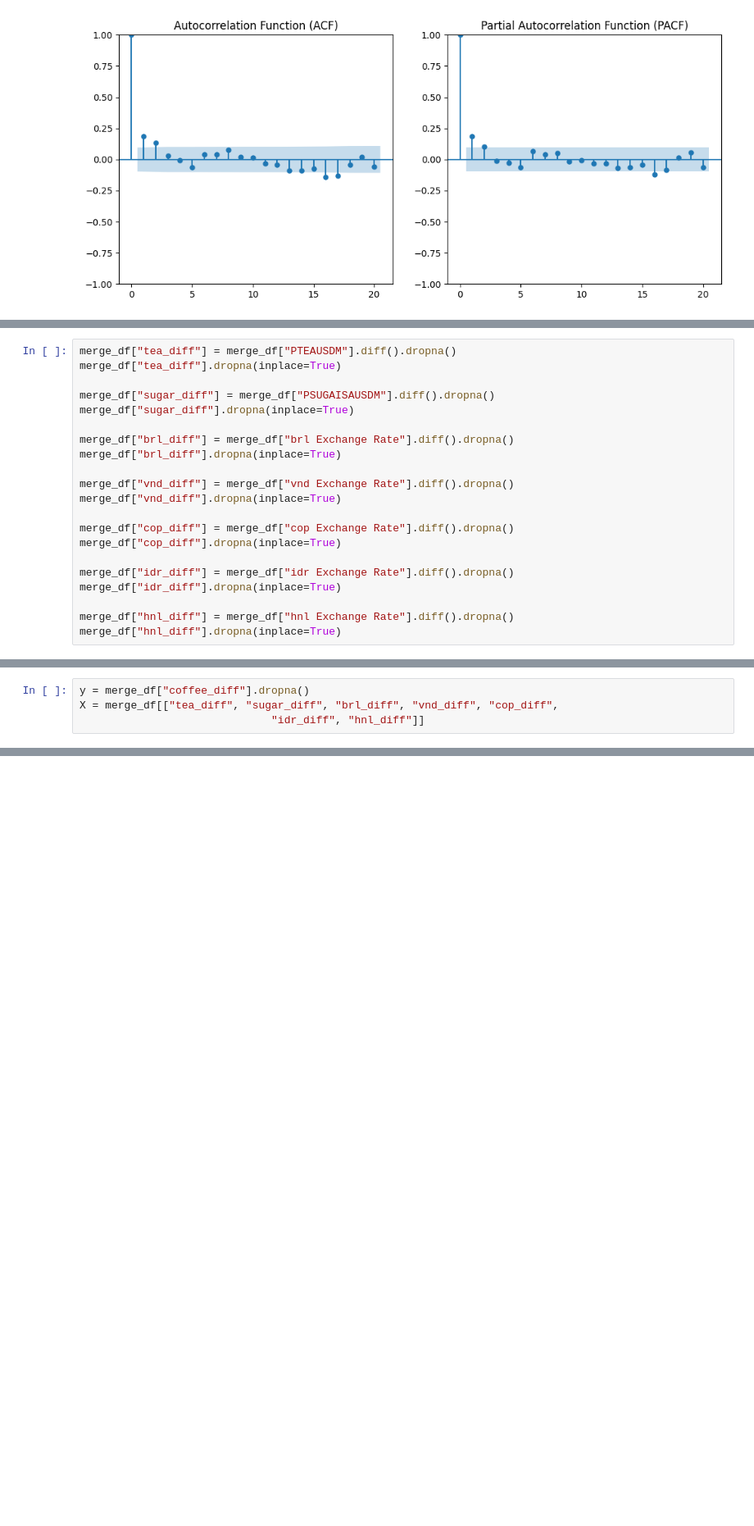
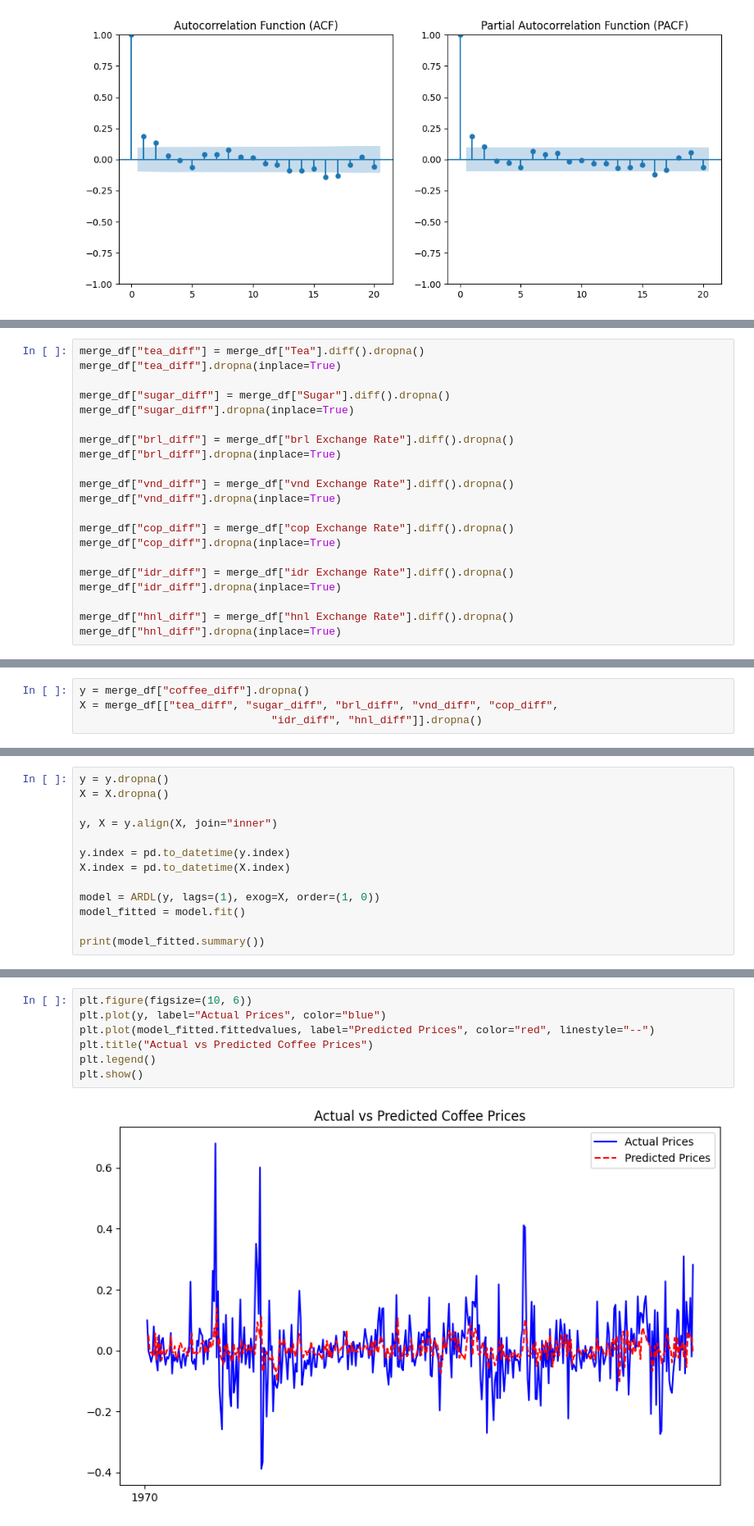
Before and after one commit to NicolasMSalas/eco395m_ml_coffee_trees, a Jupyter notebook: code/arima.ipynb, the cells around one changed output, grey strips where cells are left out. Shown at 82% size. Drawn from its saved outputs; the diff is of its cells as text; blank space fills up the shorter version.

```diff
--- a/code/arima.ipynb
+++ b/code/arima.ipynb
@@ -215,8 +309,8 @@ Covariance estimator: robust
 # %%
-merge_df["tea_diff"] = merge_df["PTEAUSDM"].diff().dropna()
+merge_df["tea_diff"] = merge_df["Tea"].diff().dropna()
 merge_df["tea_diff"].dropna(inplace=True)
 
-merge_df["sugar_diff"] = merge_df["PSUGAISAUSDM"].diff().dropna()
+merge_df["sugar_diff"] = merge_df["Sugar"].diff().dropna()
 merge_df["sugar_diff"].dropna(inplace=True)
 
 merge_df["brl_diff"] = merge_df["brl Exchange Rate"].diff().dropna()
@@ -236,4 +348,4 @@ merge_df["hnl_diff"].dropna(inplace=True)
 # %%
 y = merge_df["coffee_diff"].dropna()
 X = merge_df[["tea_diff", "sugar_diff", "brl_diff", "vnd_diff", "cop_diff",
-                              "idr_diff", "hnl_diff"]]
+                              "idr_diff", "hnl_diff"]].dropna()
@@ -246,0 +352,13 @@ MissingDataError: exog contains inf or nans
+# %%
+y = y.dropna()
+X = X.dropna()
+
+y, X = y.align(X, join="inner")
+
+y.index = pd.to_datetime(y.index)
+X.index = pd.to_datetime(X.index)
+
+model = ARDL(y, lags=(1), exog=X, order=(1, 0))
+model_fitted = model.fit()
+
+print(model_fitted.summary())
@@ -246,0 +383,9 @@ MissingDataError: exog contains inf or nans
+# %%
+plt.figure(figsize=(10, 6))
+plt.plot(y, label="Actual Prices", color="blue")
+plt.plot(model_fitted.fittedvalues, label="Predicted Prices", color="red", linestyle="--")
+plt.title("Actual vs Predicted Coffee Prices")
+plt.legend()
+plt.show()
+# %% [output]
+[figure, added]
```
Also changed, not shown: parts of 39 cells of this notebook.
